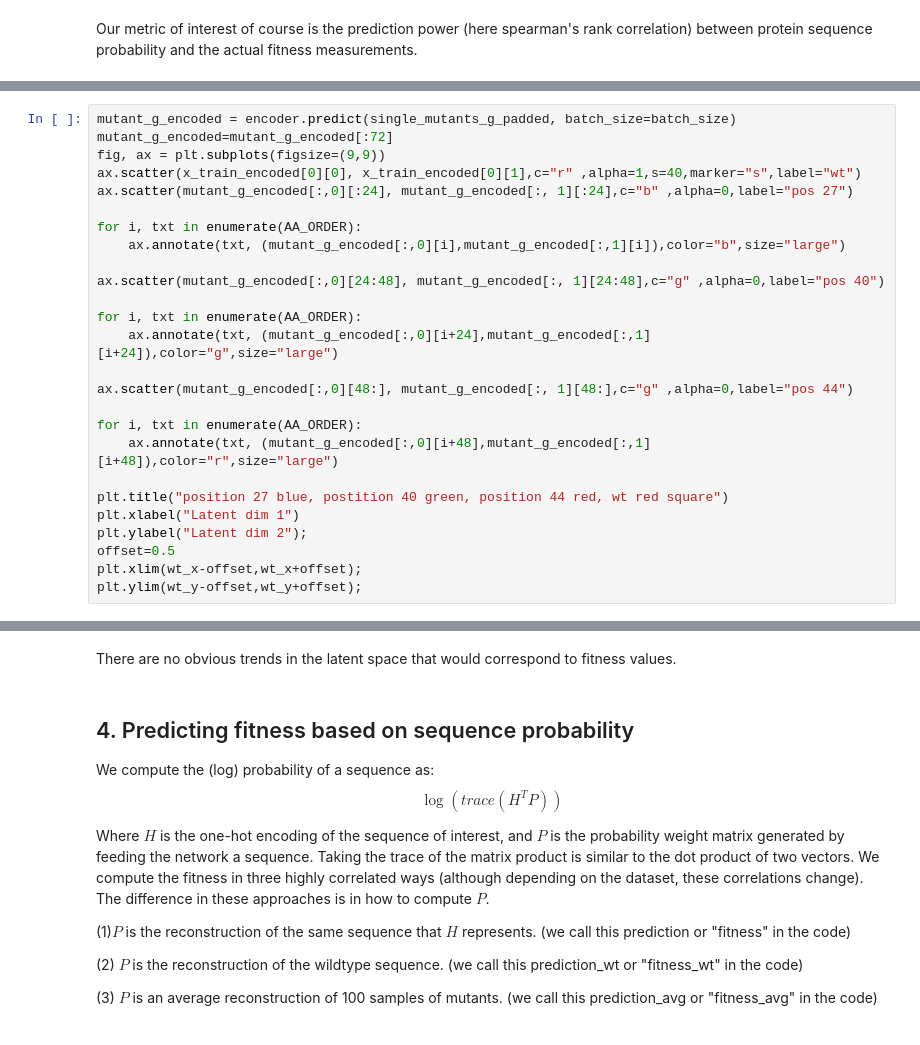
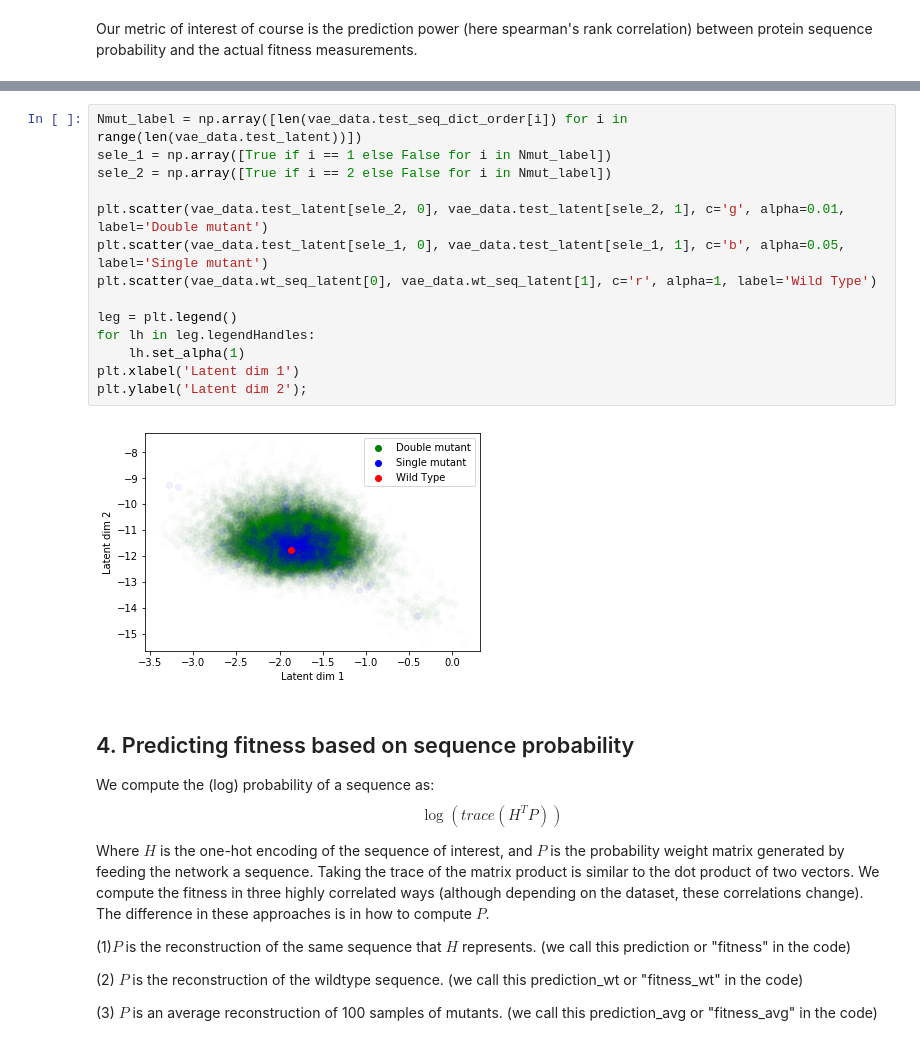
Before and after one commit to krdav/VAE_protein_function, a Jupyter notebook: VAE_for_protein_function_prediction.ipynb, the cells around one changed output, grey strips where cells are left out. Cells and saved outputs as stored; diff of their text form.

```diff
--- a/VAE_for_protein_function_prediction.ipynb
+++ b/VAE_for_protein_function_prediction.ipynb
@@ -630,26 +291,0 @@ single_mutants_g_padded=np.vstack([single_mutants_g_OH,single_mutants_g_OH[:8]])
-# %%
-mutant_g_encoded = encoder.predict(single_mutants_g_padded, batch_size=batch_size)
-mutant_g_encoded=mutant_g_encoded[:72]
-fig, ax = plt.subplots(figsize=(9,9))
-ax.scatter(x_train_encoded[0][0], x_train_encoded[0][1],c="r" ,alpha=1,s=40,marker="s",label="wt")
-ax.scatter(mutant_g_encoded[:,0][:24], mutant_g_encoded[:, 1][:24],c="b" ,alpha=0,label="pos 27")
-
-for i, txt in enumerate(AA_ORDER):
-    ax.annotate(txt, (mutant_g_encoded[:,0][i],mutant_g_encoded[:,1][i]),color="b",size="large")
-
-ax.scatter(mutant_g_encoded[:,0][24:48], mutant_g_encoded[:, 1][24:48],c="g" ,alpha=0,label="pos 40")
-
-for i, txt in enumerate(AA_ORDER):
-    ax.annotate(txt, (mutant_g_encoded[:,0][i+24],mutant_g_encoded[:,1][i+24]),color="g",size="large")
-
-ax.scatter(mutant_g_encoded[:,0][48:], mutant_g_encoded[:, 1][48:],c="g" ,alpha=0,label="pos 44")
-
-for i, txt in enumerate(AA_ORDER):
-    ax.annotate(txt, (mutant_g_encoded[:,0][i+48],mutant_g_encoded[:,1][i+48]),color="r",size="large")
-
-plt.title("position 27 blue, postition 40 green, position 44 red, wt red square")
-plt.xlabel("Latent dim 1")
-plt.ylabel("Latent dim 2");
-offset=0.5
-plt.xlim(wt_x-offset,wt_x+offset);
-plt.ylim(wt_y-offset,wt_y+offset);
@@ -684,5 +292,19 @@ plt.ylabel("latent dim 2");
-# %% [markdown]
-There are no obvious trends in the latent space that would correspond to fitness values.
+# %%
+Nmut_label = np.array([len(vae_data.test_seq_dict_order[i]) for i in range(len(vae_data.test_latent))])
+sele_1 = np.array([True if i == 1 else False for i in Nmut_label])
+sele_2 = np.array([True if i == 2 else False for i in Nmut_label])
+
+plt.scatter(vae_data.test_latent[sele_2, 0], vae_data.test_latent[sele_2, 1], c='g', alpha=0.01, label='Double mutant')
+plt.scatter(vae_data.test_latent[sele_1, 0], vae_data.test_latent[sele_1, 1], c='b', alpha=0.05, label='Single mutant')
+plt.scatter(vae_data.wt_seq_latent[0], vae_data.wt_seq_latent[1], c='r', alpha=1, label='Wild Type')
+
+leg = plt.legend()
+for lh in leg.legendHandles:
+    lh.set_alpha(1)
+plt.xlabel('Latent dim 1')
+plt.ylabel('Latent dim 2');
+# %% [output]
+[figure, added]
 # %% [markdown]
 <a id='P_compute'></a>
 
```
Also changed, not shown: parts of 58 cells of this notebook, 1 other file.
